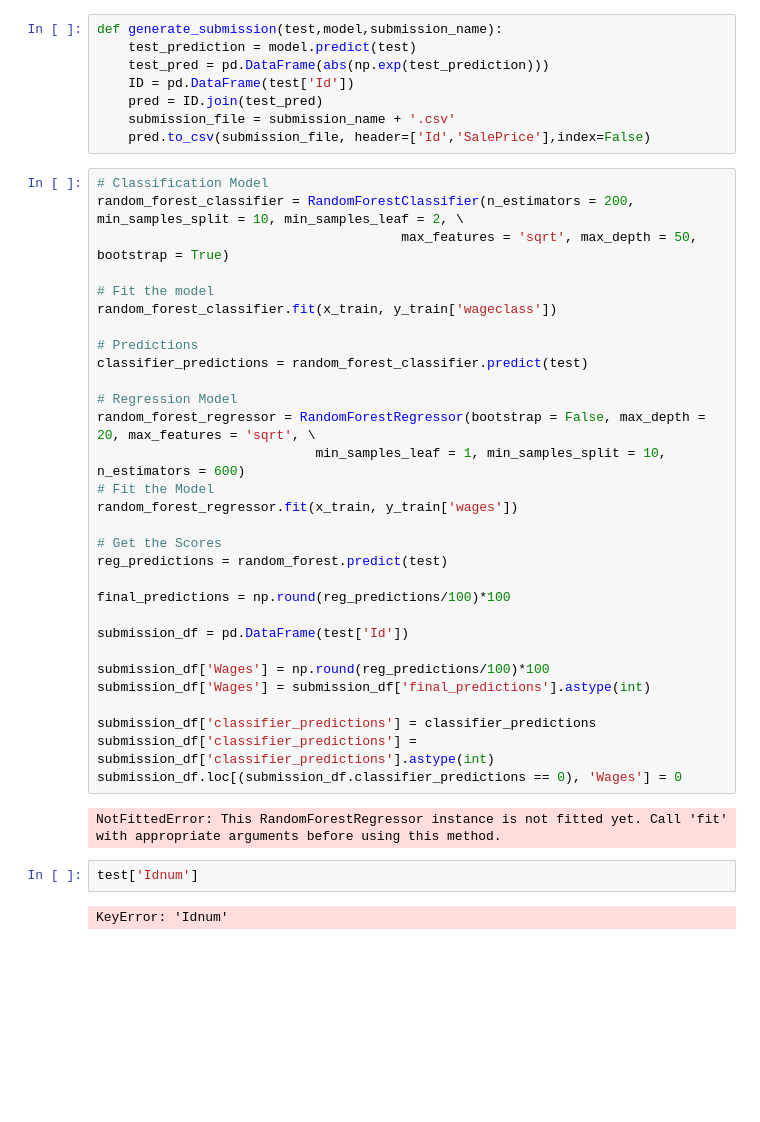
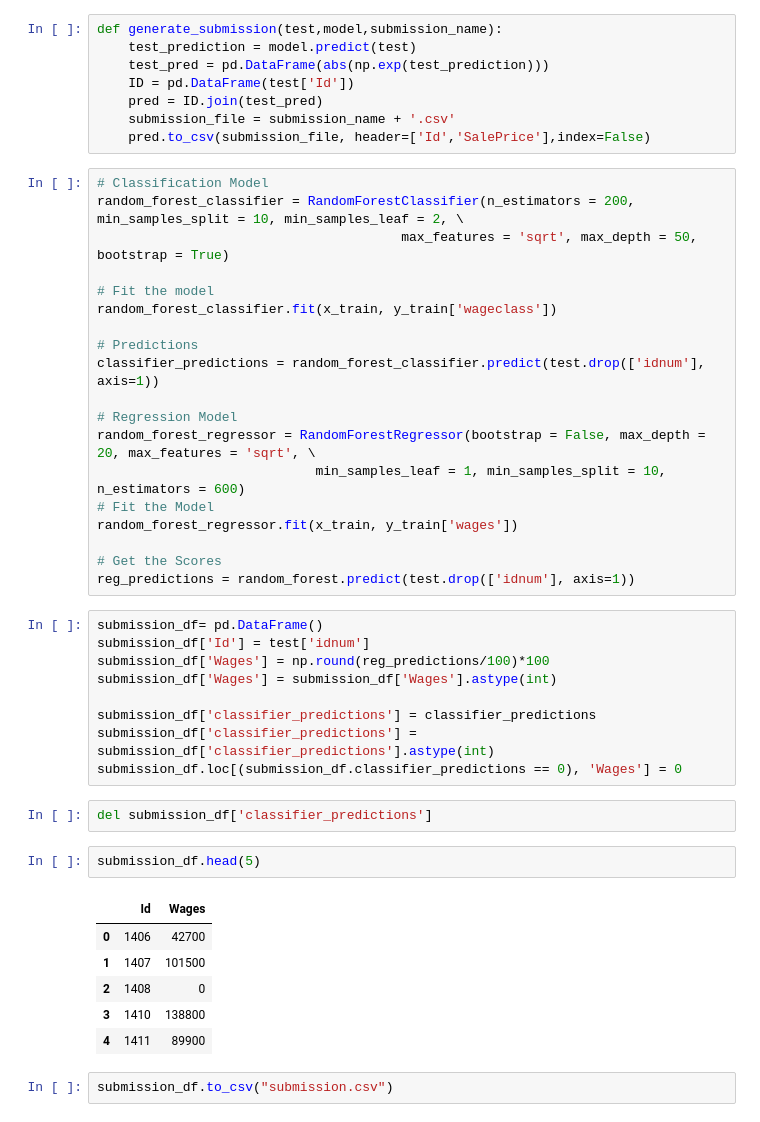
Before and after one commit to akshaytambe/Machine-Learning, a Jupyter notebook: Final Project/apt321_ss11381_ML_Final_Project_HW5.ipynb, the cells around one changed output. Drawn from its saved outputs; the diff is of its cells as text; blank space fills up the shorter version.

Commit message:
Updated code to predict on Test Data Set and Generate Submissions

```diff
--- a/Final Project/apt321_ss11381_ML_Final_Project_HW5.ipynb
+++ b/Final Project/apt321_ss11381_ML_Final_Project_HW5.ipynb
@@ -908,7 +914,7 @@ random_forest_classifier = RandomForestClassifier(n_estimators = 200, min_sample
 random_forest_classifier.fit(x_train, y_train['wageclass'])
 
 # Predictions
-classifier_predictions = random_forest_classifier.predict(test)
+classifier_predictions = random_forest_classifier.predict(test.drop(['idnum'], axis=1))
 
 # Regression Model
 random_forest_regressor = RandomForestRegressor(bootstrap = False, max_depth = 20, max_features = 'sqrt', \
@@ -917,21 +923,26 @@ random_forest_regressor = RandomForestRegressor(bootstrap = False, max_depth = 2
 random_forest_regressor.fit(x_train, y_train['wages'])
 
 # Get the Scores
-reg_predictions = random_forest.predict(test)
-
-final_predictions = np.round(reg_predictions/100)*100
-
-submission_df = pd.DataFrame(test['Id'])
-
-submission_df['Wages'] = np.round(reg_predictions/100)*100
-submission_df['Wages'] = submission_df['final_predictions'].astype(int)
-
-submission_df['classifier_predictions'] = classifier_predictions
-submission_df['classifier_predictions'] = submission_df['classifier_predictions'].astype(int)
-submission_df.loc[(submission_df.classifier_predictions == 0), 'Wages'] = 0
+reg_predictions = random_forest.predict(test.drop(['idnum'], axis=1))
-# %% [output]
-NotFittedError: This RandomForestRegressor instance is not fitted yet. Call 'fit' with appropriate arguments before using this method.
-# %%
-test['Idnum']
-# %% [output]
-KeyError: 'Idnum'
+# %%
+submission_df= pd.DataFrame()
+submission_df['Id'] = test['idnum']
+submission_df['Wages'] = np.round(reg_predictions/100)*100
+submission_df['Wages'] = submission_df['Wages'].astype(int)
+
+submission_df['classifier_predictions'] = classifier_predictions
+submission_df['classifier_predictions'] = submission_df['classifier_predictions'].astype(int)
+submission_df.loc[(submission_df.classifier_predictions == 0), 'Wages'] = 0
+# %%
+del submission_df['classifier_predictions']
+# %%
+submission_df.head(5)
+# %% [output]
+|  | Id | Wages |
+| 0 | 1406 | 42700 |
+| 1 | 1407 | 101500 |
+| 2 | 1408 | 0 |
+| 3 | 1410 | 138800 |
+| 4 | 1411 | 89900 |
+# %%
+submission_df.to_csv("submission.csv")
```
Also changed, not shown: parts of 6 cells of this notebook, 1 other file.
